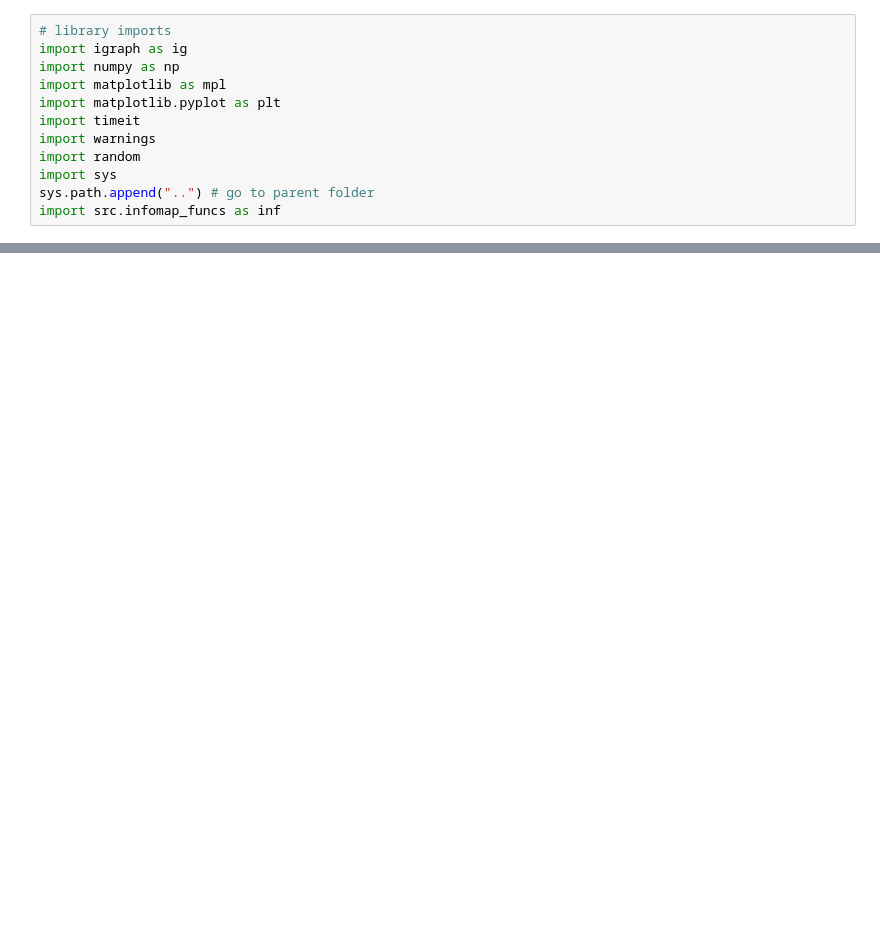
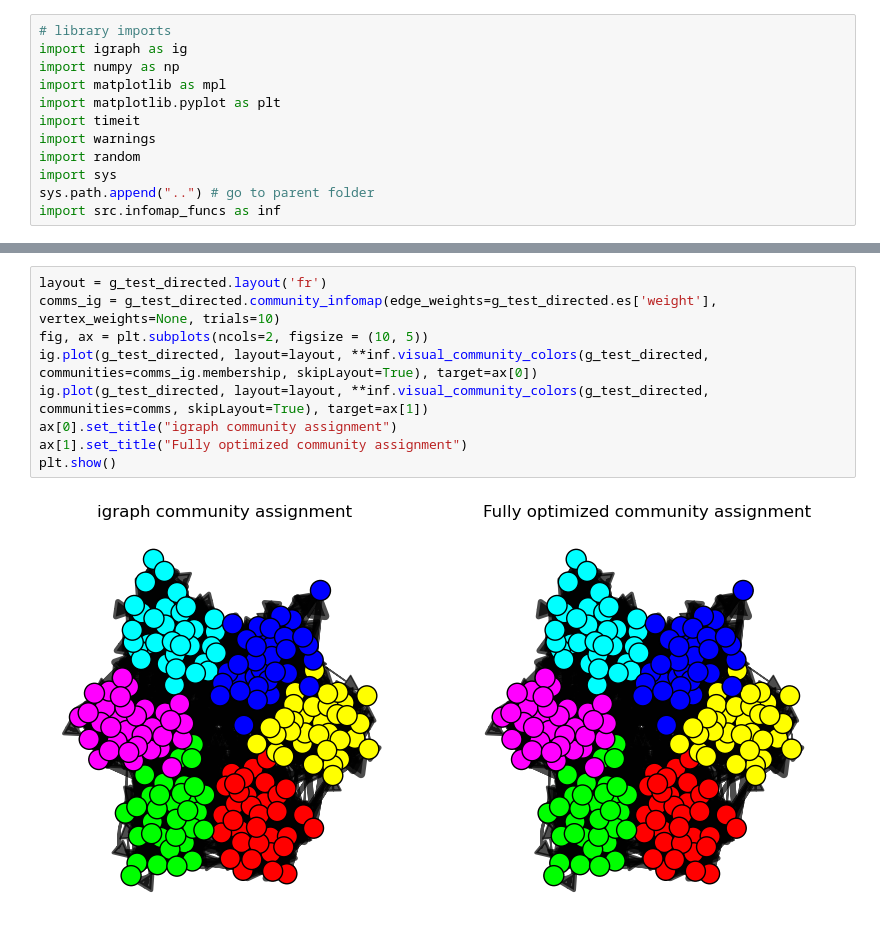
Before and after one commit to lm-schulze/ITI_project, a Jupyter notebook: notebooks/I_hate_recursion.ipynb, the cells around one changed output, grey strips where cells are left out. Cells and saved outputs as stored; diff of their text form; blank space fills up the shorter version.

```diff
--- a/notebooks/I_hate_recursion.ipynb
+++ b/notebooks/I_hate_recursion.ipynb
@@ -449,0 +489,11 @@ Adjusted Rand Index: 0.6028
+# %%
+layout = g_test_directed.layout('fr')
+comms_ig = g_test_directed.community_infomap(edge_weights=g_test_directed.es['weight'], vertex_weights=None, trials=10)
+fig, ax = plt.subplots(ncols=2, figsize = (10, 5))
+ig.plot(g_test_directed, layout=layout, **inf.visual_community_colors(g_test_directed, communities=comms_ig.membership, skipLayout=True), target=ax[0])
+ig.plot(g_test_directed, layout=layout, **inf.visual_community_colors(g_test_directed, communities=comms, skipLayout=True), target=ax[1])
+ax[0].set_title("igraph community assignment")
+ax[1].set_title("Fully optimized community assignment")
+plt.show()
+# %% [output]
+[figure, added]
```
Also changed, not shown: parts of 26 cells of this notebook.
